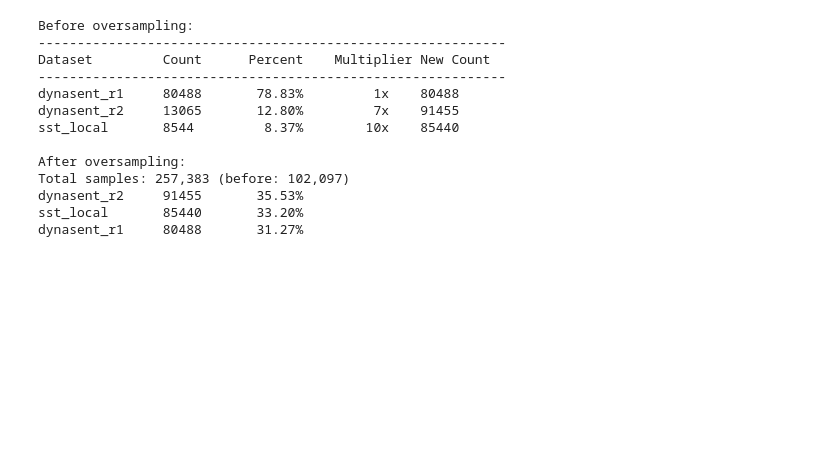
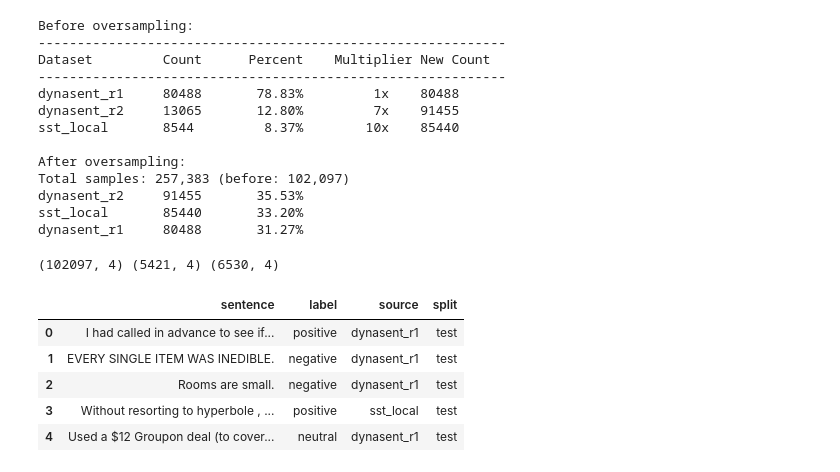
Before and after one commit to jbeno/sentiment, a Jupyter notebook: data_processing.ipynb, the cells around one changed output. Drawn from its saved outputs; the diff is of its cells as text; code cells hidden in the pictures; blank space fills up the shorter version.

```diff
--- a/data_processing.ipynb
+++ b/data_processing.ipynb
@@ -1111,3 +1542,16 @@ sst_local       85440       33.20%
 dynasent_r1     80488       31.27%
 # %%
 train_balanced_df.to_csv('data/merged/train_balanced.csv', index=False)
+# %%
+print(train_all_df.shape, val_all_df.shape, test_all_df.shape)
+# %% [output]
+(102097, 4) (5421, 4) (6530, 4)
+# %%
+test_all_df.head()
+# %% [output]
+|  | sentence | label | source | split |
+| 0 | I had called in advance to see if... | positive | dynasent_r1 | test |
+| 1 | EVERY SINGLE ITEM WAS INEDIBLE. | negative | dynasent_r1 | test |
+| 2 | Rooms are small. | negative | dynasent_r1 | test |
+| 3 | Without resorting to hyperbole , ... | positive | sst_local | test |
+| 4 | Used a $12 Groupon deal (to cover... | neutral | dynasent_r1 | test |
```
Also changed, not shown: parts of 12 cells of this notebook, 10 other files.
